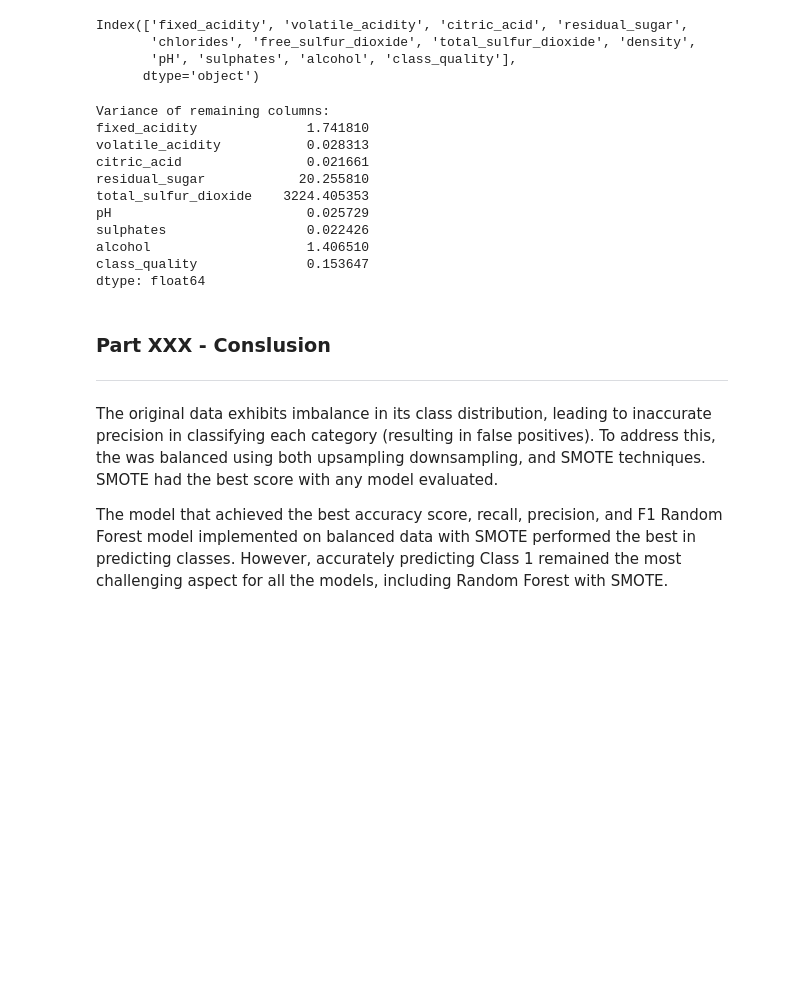
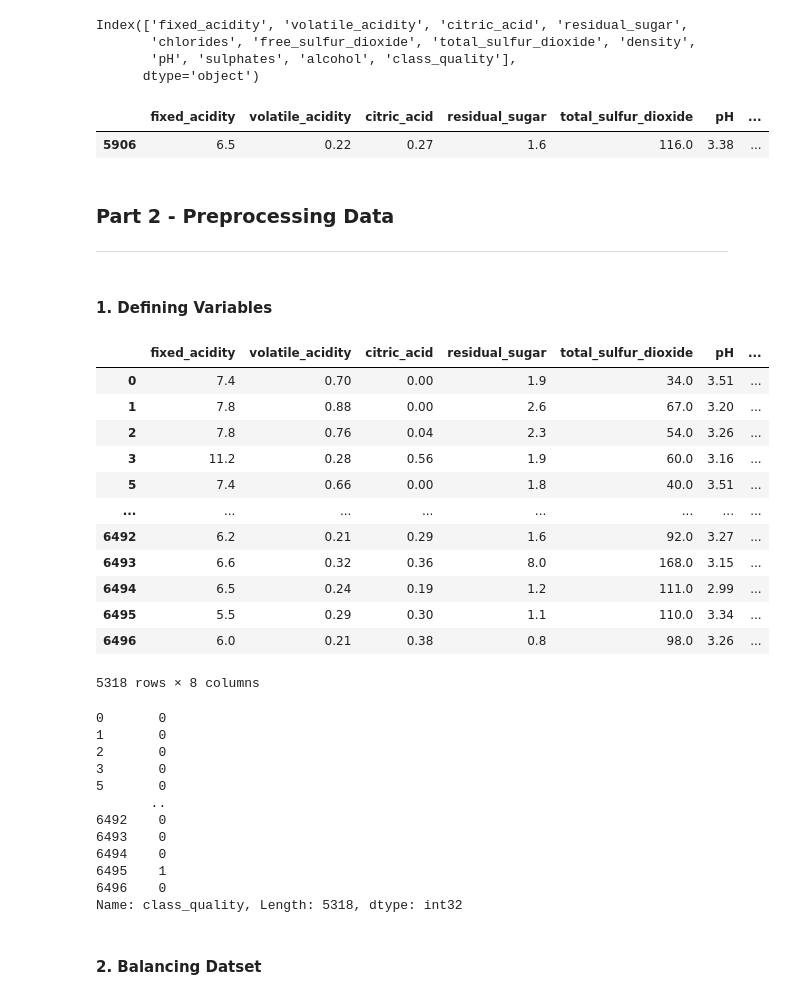
Before and after one commit to danielamartinezli/wine_classification, a Jupyter notebook: notebook/wine_quality.ipynb, the cells around one changed output. Saved outputs shown, nothing was run; the diff lists cells and outputs as text; code cells hidden in the pictures; blank space fills up the shorter version.

```diff
--- a/notebook/wine_quality.ipynb
+++ b/notebook/wine_quality.ipynb
@@ -3034,29 +3108,52 @@ columns_to_drop = ['chlorides', 'density', 'free_sulfur_dioxide']
 # Drop specified columns from the DataFrame
 wine = wine_class.drop(columns_to_drop, axis=1)
 
-# Calculate variance of remaining columns
-variance = wine.var()
-
-# Print variance of each remaining column
-print("Variance of remaining columns:")
-print(variance)
+# Print new dataset
+wine.sample(5)
 # %% [output]
-Variance of remaining columns:
-fixed_acidity              1.741810
-volatile_acidity           0.028313
-citric_acid                0.021661
-residual_sugar            20.255810
-total_sulfur_dioxide    3224.405353
-pH                         0.025729
-sulphates                  0.022426
-alcohol                    1.406510
-class_quality              0.153647
-dtype: float64
+|  | fixed_acidity | volatile_acidity | citric_acid | residual_sugar | total_sulfur_dioxide | pH | ... |
+| 5906 | 6.5 | 0.22 | 0.27 | 1.6 | 116.0 | 3.38 | ... |
-# %% [markdown]
-### Part XXX - Conslusion<a class="anchor" id="part-4"></a>
-
-___
-
-The original data exhibits imbalance in its class distribution, leading to inaccurate precision in classifying each category (resulting in false positives). To address this, the was balanced using both upsampling downsampling, and SMOTE techniques. SMOTE had the best score with any model evaluated.
-
-The model that achieved the best accuracy score, recall, precision, and F1 Random Forest model implemented on balanced data with SMOTE performed the best in predicting classes. However, accurately predicting Class 1 remained the most challenging aspect for all the models, including Random Forest with SMOTE.
+# %% [markdown]
+### Part 2 - Preprocessing Data<a class="anchor" id="pii1"></a>
+___
+# %% [markdown]
+#### 1. Defining Variables
+# %%
+# Defining variables
+# Independent variable
+X = wine.drop(['class_quality'], axis=1)
+
+# Dependent variable
+y = wine['class_quality']
+
+# Checking
+display(X)
+print(y)
+# %% [output]
+|  | fixed_acidity | volatile_acidity | citric_acid | residual_sugar | total_sulfur_dioxide | pH | ... |
+| 0 | 7.4 | 0.70 | 0.00 | 1.9 | 34.0 | 3.51 | ... |
+| 1 | 7.8 | 0.88 | 0.00 | 2.6 | 67.0 | 3.20 | ... |
+| 2 | 7.8 | 0.76 | 0.04 | 2.3 | 54.0 | 3.26 | ... |
+| 3 | 11.2 | 0.28 | 0.56 | 1.9 | 60.0 | 3.16 | ... |
+| 5 | 7.4 | 0.66 | 0.00 | 1.8 | 40.0 | 3.51 | ... |
+| ... | ... | ... | ... | ... | ... | ... | ... |
+| 6492 | 6.2 | 0.21 | 0.29 | 1.6 | 92.0 | 3.27 | ... |
+| 6493 | 6.6 | 0.32 | 0.36 | 8.0 | 168.0 | 3.15 | ... |
+| 6494 | 6.5 | 0.24 | 0.19 | 1.2 | 111.0 | 2.99 | ... |
+| 6495 | 5.5 | 0.29 | 0.30 | 1.1 | 110.0 | 3.34 | ... |
+| 6496 | 6.0 | 0.21 | 0.38 | 0.8 | 98.0 | 3.26 | ... |
+5318 rows × 8 columns
+0       0
+1       0
+2       0
+3       0
+5       0
+       ..
+6492    0
+6493    0
+6494    0
+6495    1
+6496    0
+Name: class_quality, Length: 5318, dtype: int32
+# %% [markdown]
+#### 2. Balancing Datset
```
Also changed, not shown: parts of 66 cells of this notebook.
